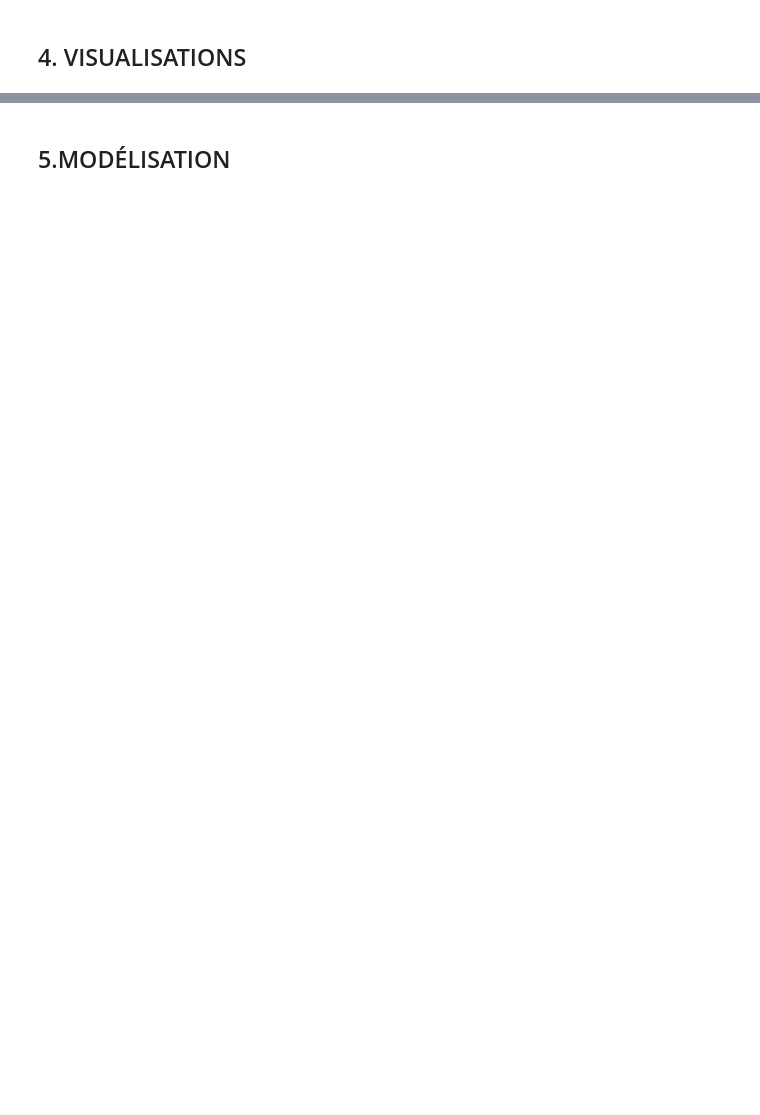
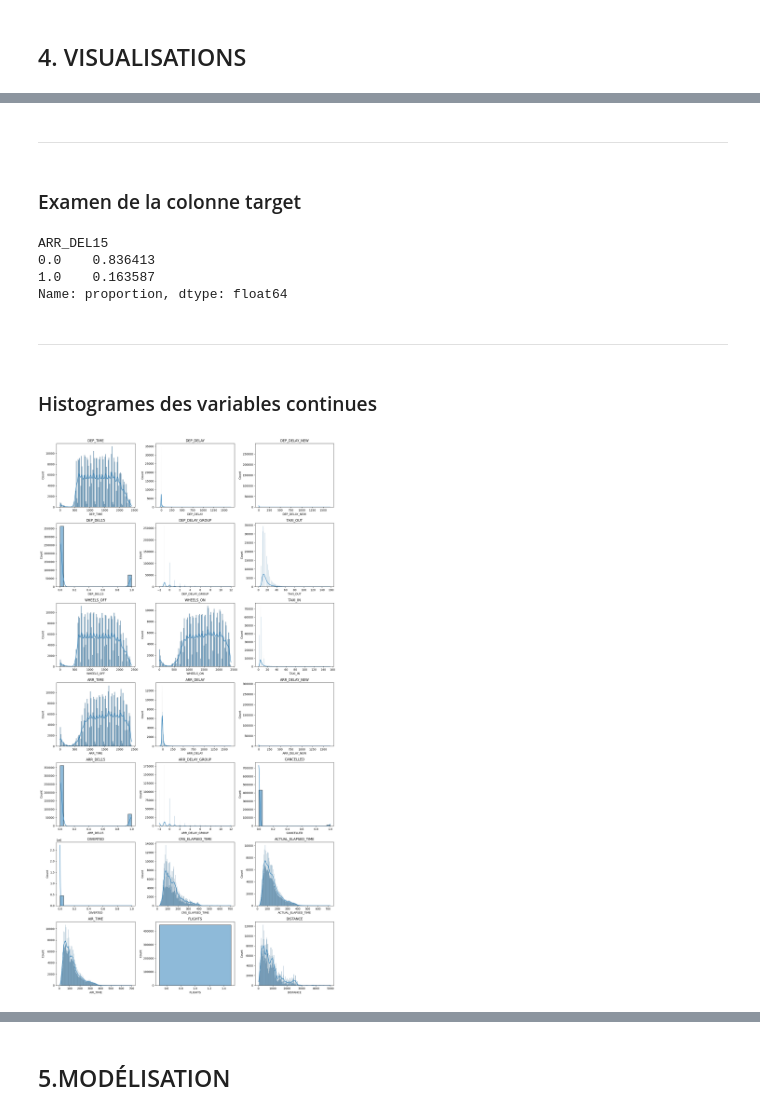
Before and after one commit to ThomasHtn/flight_delay_prediction, a Jupyter notebook: matrice-notebook.ipynb, the cells around one changed output, grey strips where cells are left out. Drawn from its saved outputs; the diff is of its cells as text; code cells hidden in the pictures; blank space fills up the shorter version.

```diff
--- a/matrice-notebook.ipynb
+++ b/matrice-notebook.ipynb
@@ -96,0 +181,2 @@ sns.heatmap(df.isna(), cbar=False)
+# %%
+df = df[df.columns[df.isna().sum()/df.shape[0] <0.8]]
@@ -96,0 +189,3 @@ sns.heatmap(df.isna(), cbar=False)
+# %%
+df = df.drop('TAIL_NUM', axis=1)
+df = df.drop('FL_NUM', axis=1)
@@ -96,0 +201,44 @@ sns.heatmap(df.isna(), cbar=False)
+# %% [markdown]
+---
+# %% [markdown]
+### Examen de la colonne target
+# %%
+df['ARR_DEL15'].value_counts(normalize=True)
+# %% [output]
+ARR_DEL15
+0.0    0.836413
+1.0    0.163587
+Name: proportion, dtype: float64
+# %% [markdown]
+---
+# %% [markdown]
+### Histogrames des variables continues
+# %%
+# Select float columns only
+float_cols = df.select_dtypes('float').columns
+
+# Set cols per row
+n_cols = 3
+
+# Compute necessary row
+n_rows = -(-len(float_cols) // n_cols)
+
+# Set grid
+fig, axes = plt.subplots(n_rows, n_cols, figsize=(15, n_rows * 4))
+
+# Aplatis l'objet axes si besoin
+axes = axes.flatten()
+
+# Loop on each axes and columns
+for ax, col in zip(axes, float_cols):
+    sns.histplot(df[col], ax=ax, kde=True)
+    ax.set_title(col)
+
+# # Retire les sous-graphiques vides (si le nombre total n'est pas un multiple de 3)
+# for i in range(len(float_cols), len(axes)):
+#     fig.delaxes(axes[i])
+
+plt.tight_layout()
+plt.show()
+# %% [output]
+[figure, added]
```
Also changed, not shown: parts of 25 cells of this notebook, 1 other file.
